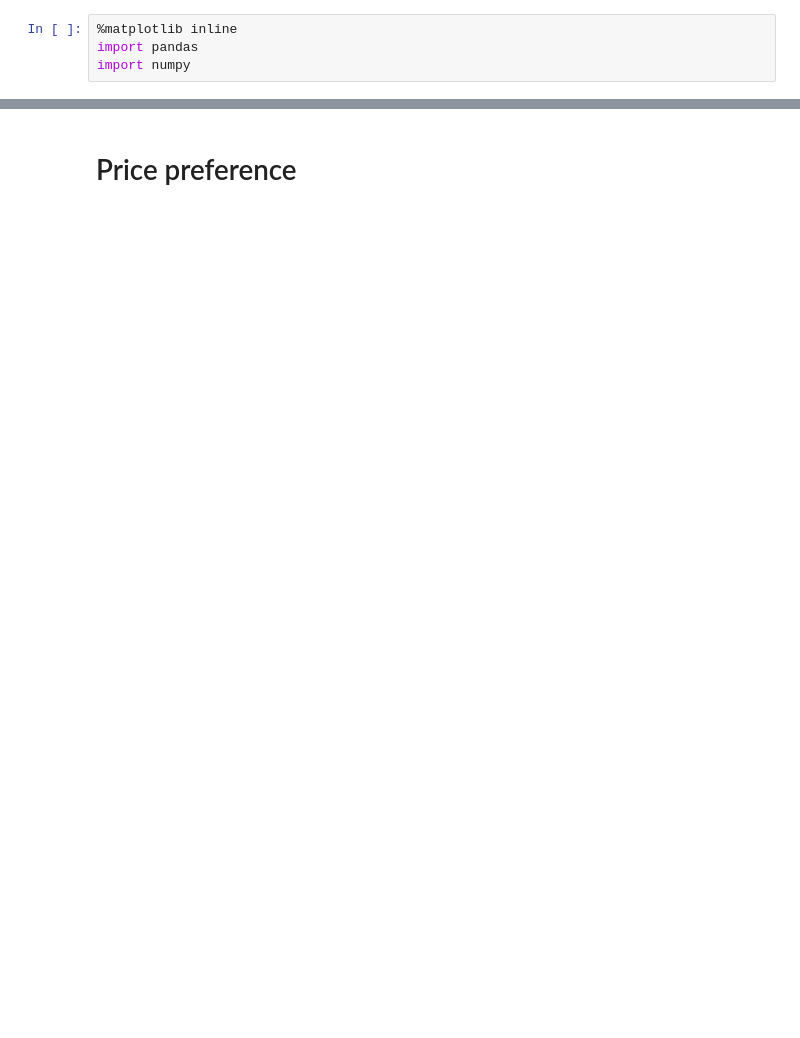
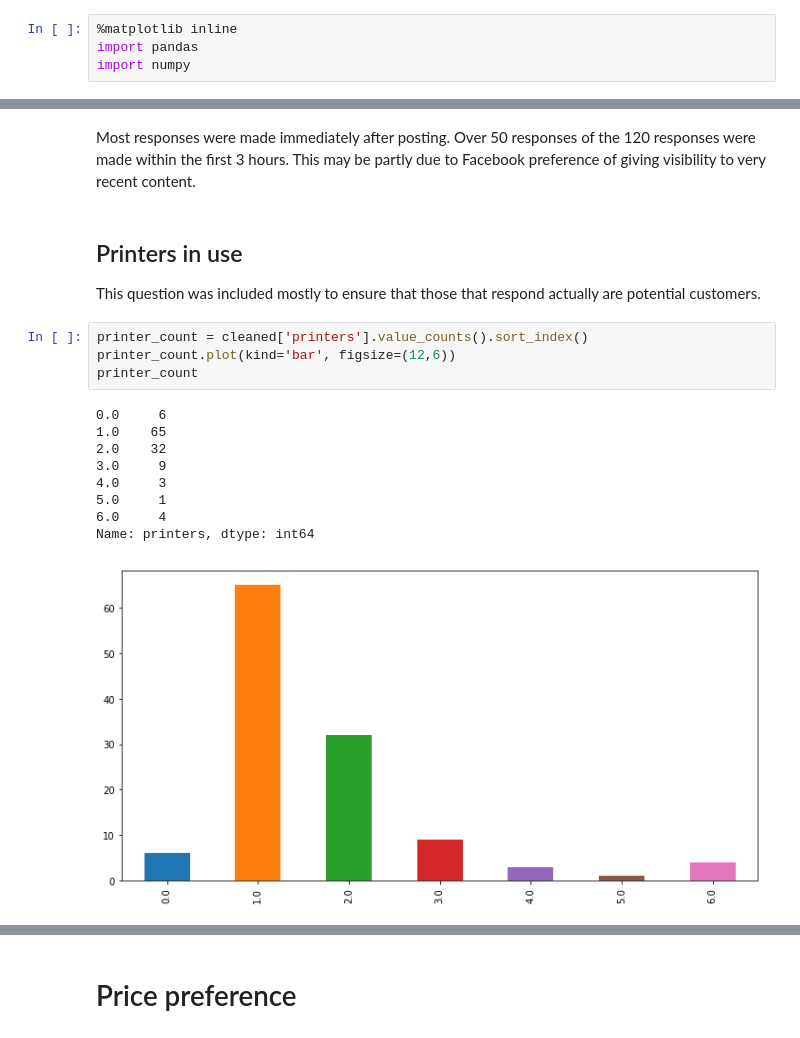
Before and after one commit to jonnor/projects, a Jupyter notebook: bioplastic/Locally produced PLA filament survey.ipynb, the cells around one changed output, grey strips where cells are left out. Drawn from its saved outputs; the diff is of its cells as text; blank space fills up the shorter version.

```diff
--- a/bioplastic/Locally produced PLA filament survey.ipynb
+++ b/bioplastic/Locally produced PLA filament survey.ipynb
@@ -54,0 +120,19 @@ Times
+# %% [markdown]
+Most responses were made immediately after posting. Over 50 responses of the 120 responses were made within the first 3 hours. This may be partly due to Facebook preference of giving visibility to very recent content.
+# %% [markdown]
+## Printers in use
+This question was included mostly to ensure that those that respond actually are potential customers.
+# %%
+printer_count = cleaned['printers'].value_counts().sort_index()
+printer_count.plot(kind='bar', figsize=(12,6))
+printer_count
+# %% [output]
+0.0     6
+1.0    65
+2.0    32
+3.0     9
+4.0     3
+5.0     1
+6.0     4
+Name: printers, dtype: int64
+[figure, added]
```
Also changed, not shown: parts of 32 cells of this notebook.
